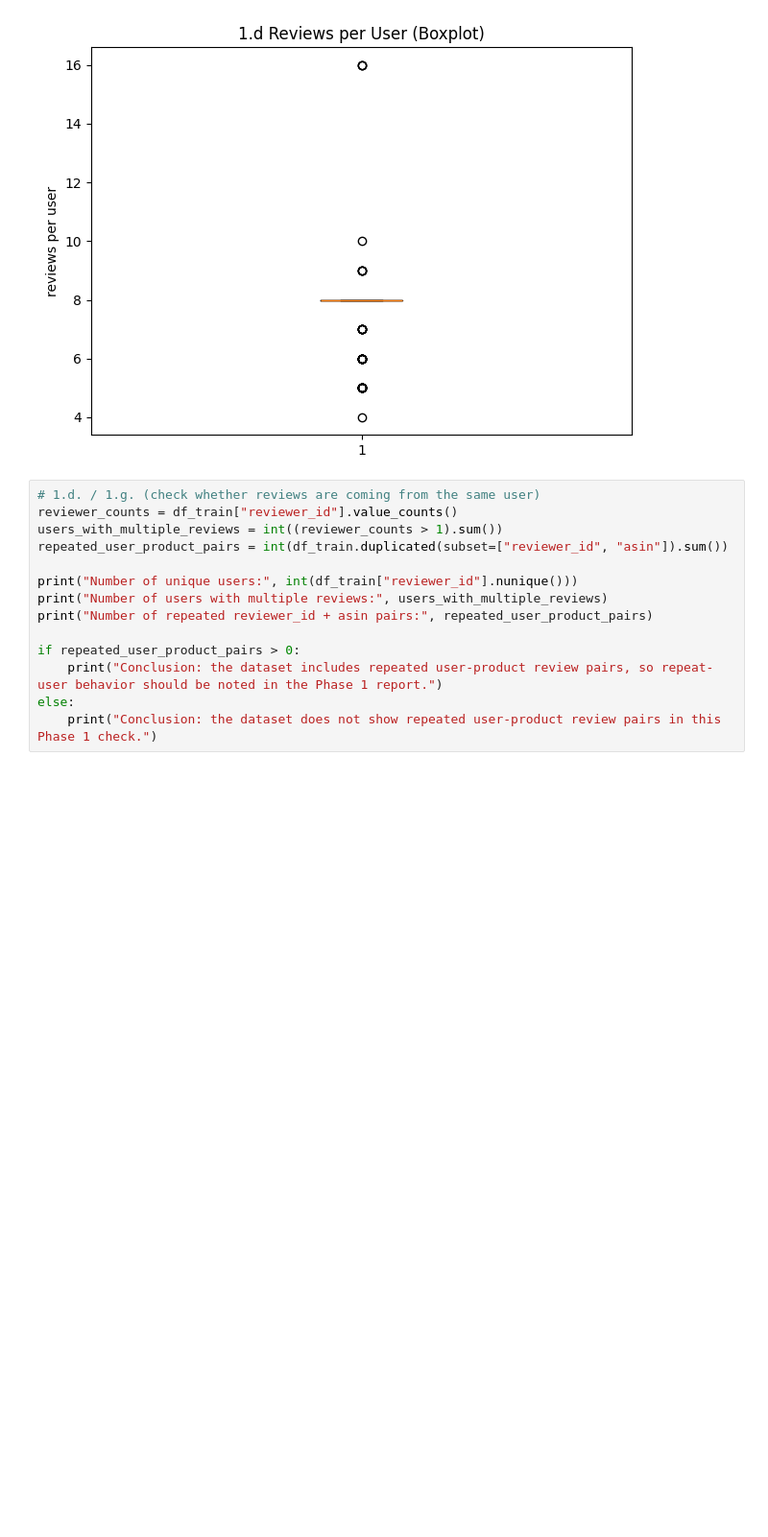
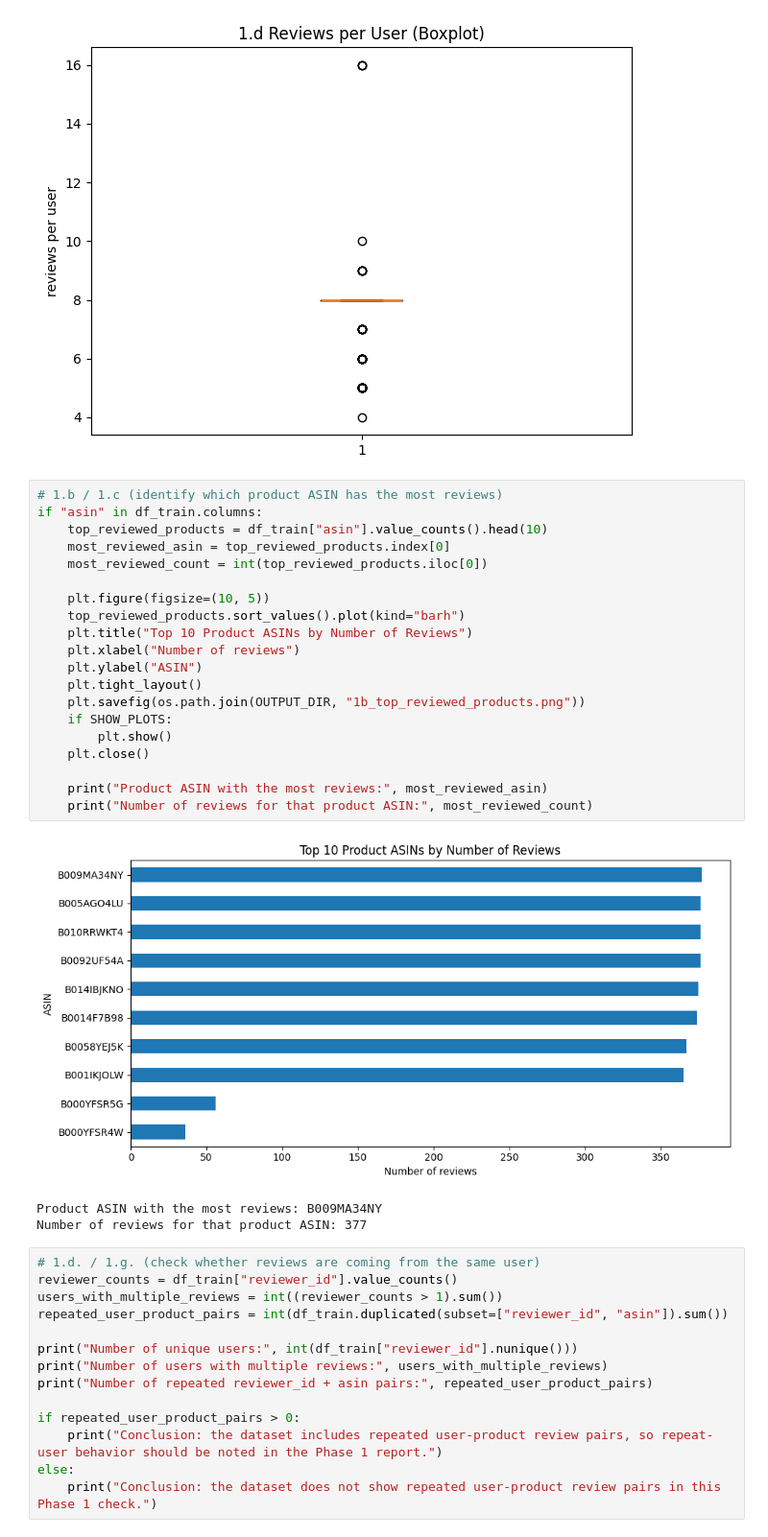
Before and after one commit to marvel987dc/AmazonFashion_Dataset, a Jupyter notebook: sentimental_analisys.ipynb, the cells around one changed output. Shown at 96% size. Cells and saved outputs as stored; diff of their text form; blank space fills up the shorter version.

```diff
--- a/sentimental_analisys.ipynb
+++ b/sentimental_analisys.ipynb
@@ -316,6 +316,30 @@ Users with at least one review: 406
 Average reviews per user: 7.823
 [figure]
 [figure]
+# %%
+# 1.b / 1.c (identify which product ASIN has the most reviews)
+if "asin" in df_train.columns:
+    top_reviewed_products = df_train["asin"].value_counts().head(10)
+    most_reviewed_asin = top_reviewed_products.index[0]
+    most_reviewed_count = int(top_reviewed_products.iloc[0])
+
+    plt.figure(figsize=(10, 5))
+    top_reviewed_products.sort_values().plot(kind="barh")
+    plt.title("Top 10 Product ASINs by Number of Reviews")
+    plt.xlabel("Number of reviews")
+    plt.ylabel("ASIN")
+    plt.tight_layout()
+    plt.savefig(os.path.join(OUTPUT_DIR, "1b_top_reviewed_products.png"))
+    if SHOW_PLOTS:
+        plt.show()
+    plt.close()
+
+    print("Product ASIN with the most reviews:", most_reviewed_asin)
+    print("Number of reviews for that product ASIN:", most_reviewed_count)
+# %% [output]
+[figure, added]
+Product ASIN with the most reviews: B009MA34NY
+Number of reviews for that product ASIN: 377
 # %%
 # 1.d. / 1.g. (check whether reviews are coming from the same user)
 reviewer_counts = df_train["reviewer_id"].value_counts()
```
Also changed, not shown: parts of 1 cell of this notebook, 3 other files.
